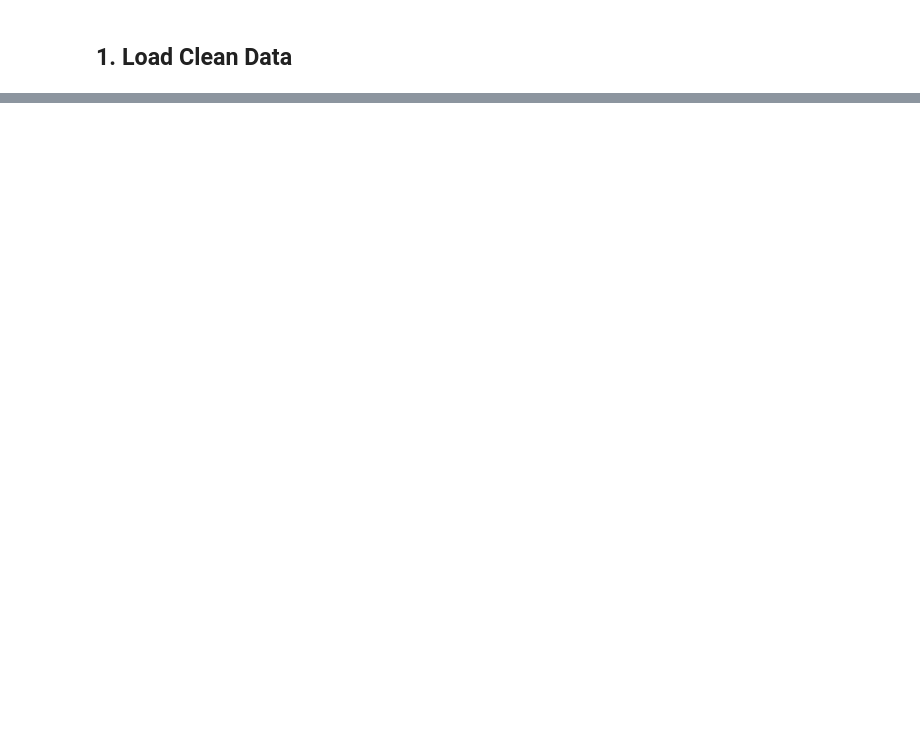
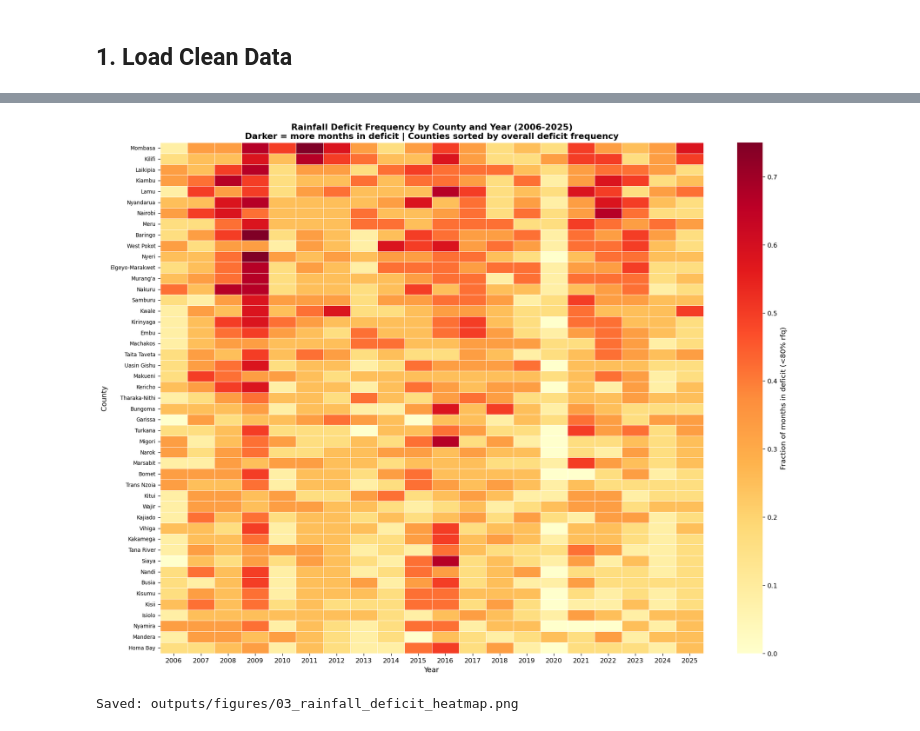
Before and after one commit to MutwiriC/compound-crisis-cascade-kenya, a Jupyter notebook: notebooks/03_eda.ipynb, the cells around one changed output, grey strips where cells are left out. Drawn from its saved outputs; the diff is of its cells as text; code cells hidden in the pictures; blank space fills up the shorter version.

```diff
--- a/notebooks/03_eda.ipynb
+++ b/notebooks/03_eda.ipynb
@@ -852,0 +278,36 @@ Saved: ..\outputs\tables\03_eda_county_summary.csv
+# %%
+# Deficit frequency heatmap - county x year
+rain_clean['year']      = pd.to_datetime(rain_clean['year_month']).dt.year
+rain_clean['is_deficit'] = (rain_clean['rfq_mean'] < 80).astype(int)
+
+deficit_heatmap = (
+    rain_clean
+    .groupby(['county', 'year'])['is_deficit']
+    .mean()
+    .unstack('year')
+)
+deficit_heatmap = deficit_heatmap.loc[
+    deficit_heatmap.mean(axis=1).sort_values(ascending=False).index
+]
+
+fig, ax = plt.subplots(figsize=(16, 12))
+sns.heatmap(
+    deficit_heatmap, cmap='YlOrRd', ax=ax,
+    linewidths=0.3, linecolor='white',
+    cbar_kws={'label': 'Fraction of months in deficit (<80% rfq)'}
+)
+ax.set_title(
+    'Rainfall Deficit Frequency by County and Year (2006-2025)\n'
+    'Darker = more months in deficit | Counties sorted by overall deficit frequency',
+    fontweight='bold'
+)
+ax.set_xlabel('Year', fontsize=11)
+ax.set_ylabel('County', fontsize=11)
+ax.tick_params(axis='y', labelsize=8)
+plt.tight_layout()
+plt.savefig(os.path.join(fig_dir, '03_rainfall_deficit_heatmap.png'), bbox_inches='tight', dpi=150)
+plt.show()
+print("Saved: outputs/figures/03_rainfall_deficit_heatmap.png")
+# %% [output]
+[figure, added]
+Saved: outputs/figures/03_rainfall_deficit_heatmap.png
```
Also changed, not shown: parts of 64 cells of this notebook, 1 other file.
